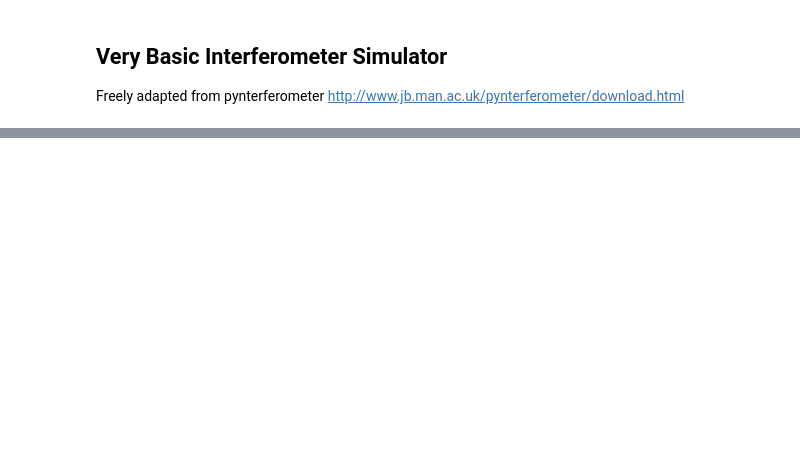
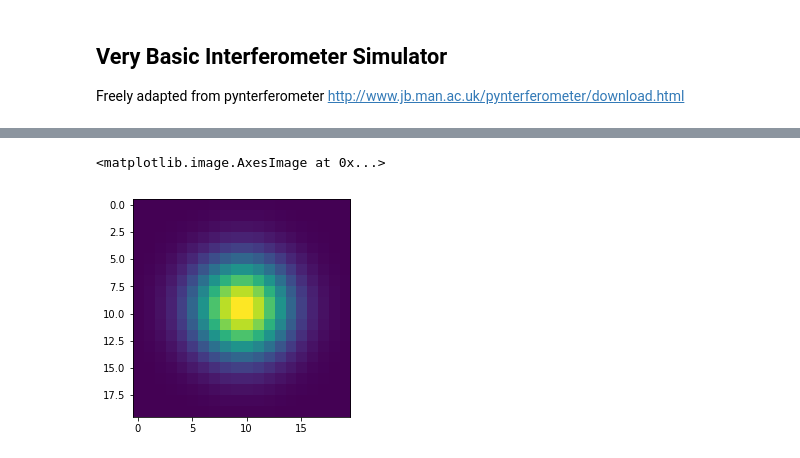
Before and after one commit to saint-germain/interferometry, a Jupyter notebook: simplified.ipynb, the cells around one changed output, grey strips where cells are left out. Drawn from its saved outputs; the diff is of its cells as text; code cells hidden in the pictures; blank space fills up the shorter version.

```diff
--- a/simplified.ipynb
+++ b/simplified.ipynb
@@ -140,0 +152,10 @@ fig_obs.savefig('output.png', dpi=150, facecolor='w', edgecolor='w',
+# %%
+t = np.linspace(-10, 10, 20)
+bump = np.exp(-0.05*t**2)
+bump = bump / np.trapz(bump) # normalize the integral to 1
+kernel = bump[:, np.newaxis] * bump[np.newaxis, :]
+kernel_ft = fftpack.fft2(kernel, shape=(1000,1000), axes=(0, 1))
+plt.imshow(kernel)
+# %% [output]
+<matplotlib.image.AxesImage at 0x...>
+[figure, added]
```
Also changed, not shown: parts of 16 cells of this notebook.
